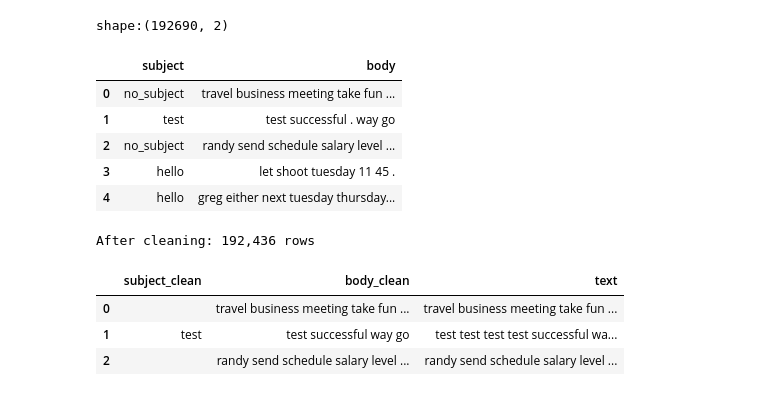
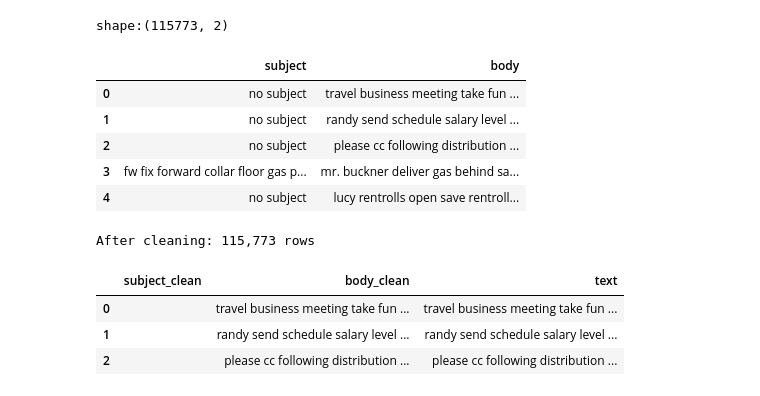
Before and after one commit to agarwalharsh2156/EmailOrganiser-WebExtension, a Jupyter notebook: model_training/training_v3.ipynb, the cells around one changed output. Saved outputs shown, nothing was run; the diff lists cells and outputs as text; code cells hidden in the pictures.

```diff
--- a/model_training/training_v3.ipynb
+++ b/model_training/training_v3.ipynb
@@ -28,15 +5,15 @@ Successfully installed MarkupSafe-3.0.3 annotated-doc-0.0.4 anyio-4.13.0 certifi
 # %%
-df=pd.read_csv('cleaned_enron_v2.csv')
+df=pd.read_csv('./dataset/cleaned_enron_v6 2.csv')
 print(f"shape:{df.shape}")
 df.head()
 # %% [output]
-shape:(192690, 2)
+shape:(115773, 2)
 |  | subject | body |
-| 0 | no_subject | travel business meeting take fun ... |
-| 1 | test | test successful . way go |
-| 2 | no_subject | randy send schedule salary level ... |
-| 3 | hello | let shoot tuesday 11 45 . |
-| 4 | hello | greg either next tuesday thursday... |
+| 0 | no subject | travel business meeting take fun ... |
+| 1 | no subject | randy send schedule salary level ... |
+| 2 | no subject | please cc following distribution ... |
+| 3 | fw fix forward collar floor gas p... | mr. buckner deliver gas behind sa... |
+| 4 | no subject | lucy rentrolls open save rentroll... |
 # %%
 import re
 
@@ -75,8 +52,8 @@ df = df[df['text'].str.len() > 20].reset_index(drop=True)
 print(f'After cleaning: {df.shape[0]:,} rows')
 df[['subject_clean', 'body_clean', 'text']].head(3)
 # %% [output]
-After cleaning: 192,436 rows
+After cleaning: 115,773 rows
 |  | subject_clean | body_clean | text |
 | 0 |  | travel business meeting take fun ... | travel business meeting take fun ... |
-| 1 | test | test successful way go | test test test test successful wa... |
-| 2 |  | randy send schedule salary level ... | randy send schedule salary level ... |
+| 1 |  | randy send schedule salary level ... | randy send schedule salary level ... |
+| 2 |  | please cc following distribution ... | please cc following distribution ... |
```
Also changed, not shown: parts of 18 cells of this notebook, 17 other files.
